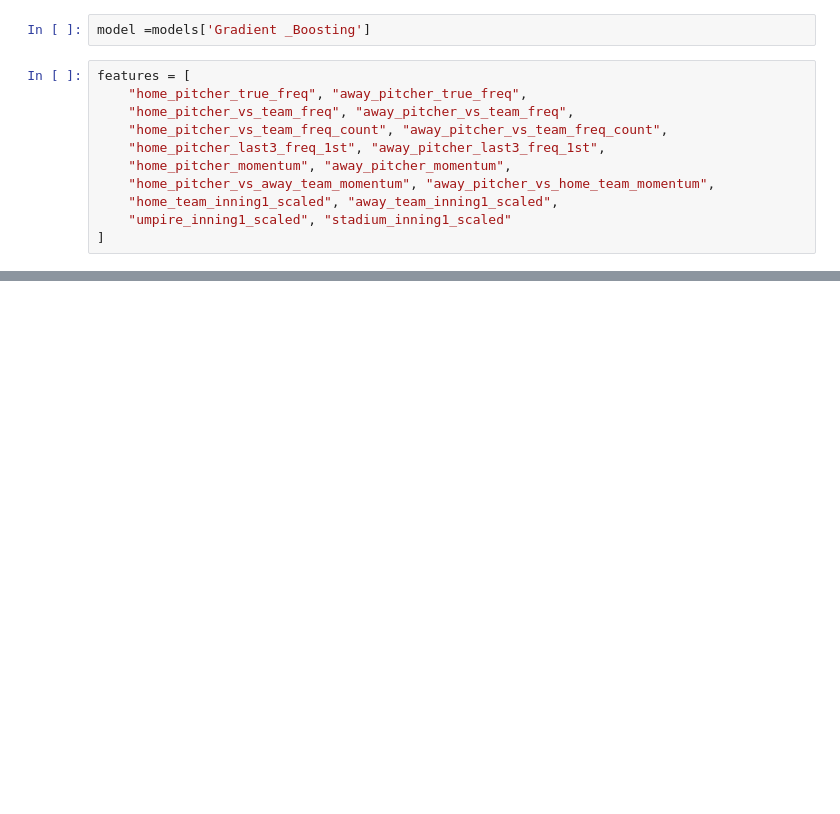
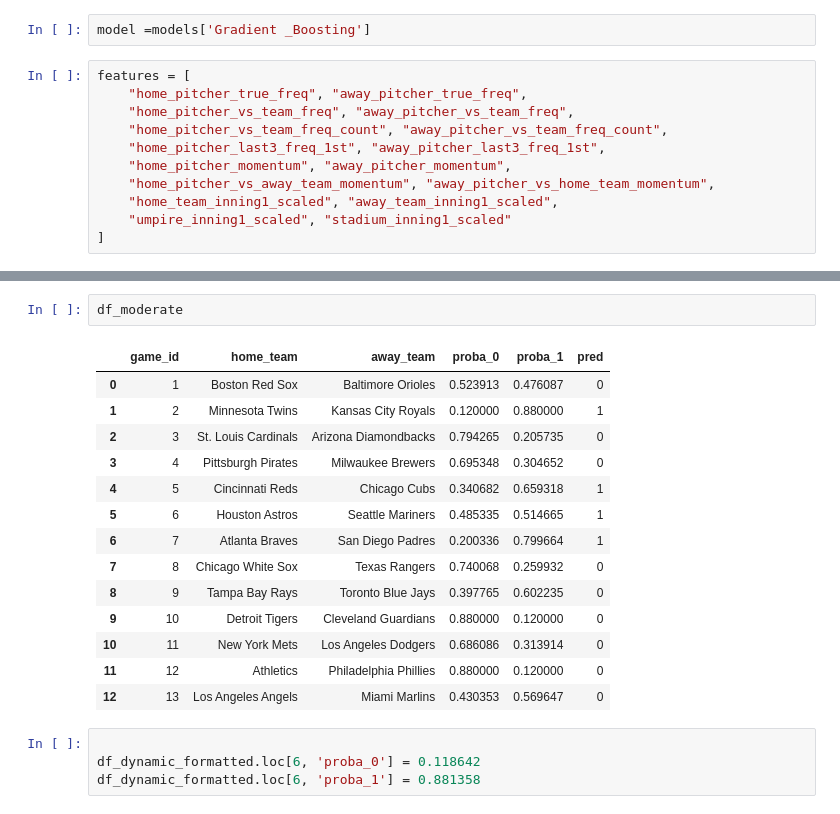
Before and after one commit to depresionTropical/mlb_1_inning, a Jupyter notebook: prefict.ipynb, the cells around one changed output, grey strips where cells are left out. Saved outputs shown, nothing was run; the diff lists cells and outputs as text; blank space fills up the shorter version.

```diff
--- a/prefict.ipynb
+++ b/prefict.ipynb
@@ -102,0 +441,21 @@ display(df_result[columnas_a_mostrar])
+# %%
+df_moderate
+# %% [output]
+|  | game_id | home_team | away_team | proba_0 | proba_1 | pred |
+| 0 | 1 | Boston Red Sox | Baltimore Orioles | 0.523913 | 0.476087 | 0 |
+| 1 | 2 | Minnesota Twins | Kansas City Royals | 0.120000 | 0.880000 | 1 |
+| 2 | 3 | St. Louis Cardinals | Arizona Diamondbacks | 0.794265 | 0.205735 | 0 |
+| 3 | 4 | Pittsburgh Pirates | Milwaukee Brewers | 0.695348 | 0.304652 | 0 |
+| 4 | 5 | Cincinnati Reds | Chicago Cubs | 0.340682 | 0.659318 | 1 |
+| 5 | 6 | Houston Astros | Seattle Mariners | 0.485335 | 0.514665 | 1 |
+| 6 | 7 | Atlanta Braves | San Diego Padres | 0.200336 | 0.799664 | 1 |
+| 7 | 8 | Chicago White Sox | Texas Rangers | 0.740068 | 0.259932 | 0 |
+| 8 | 9 | Tampa Bay Rays | Toronto Blue Jays | 0.397765 | 0.602235 | 0 |
+| 9 | 10 | Detroit Tigers | Cleveland Guardians | 0.880000 | 0.120000 | 0 |
+| 10 | 11 | New York Mets | Los Angeles Dodgers | 0.686086 | 0.313914 | 0 |
+| 11 | 12 | Athletics | Philadelphia Phillies | 0.880000 | 0.120000 | 0 |
+| 12 | 13 | Los Angeles Angels | Miami Marlins | 0.430353 | 0.569647 | 0 |
+# %%
+
+df_dynamic_formatted.loc[6, 'proba_0'] = 0.118642
+df_dynamic_formatted.loc[6, 'proba_1'] = 0.881358
```
Also changed, not shown: parts of 12 cells of this notebook, 5 other files.
